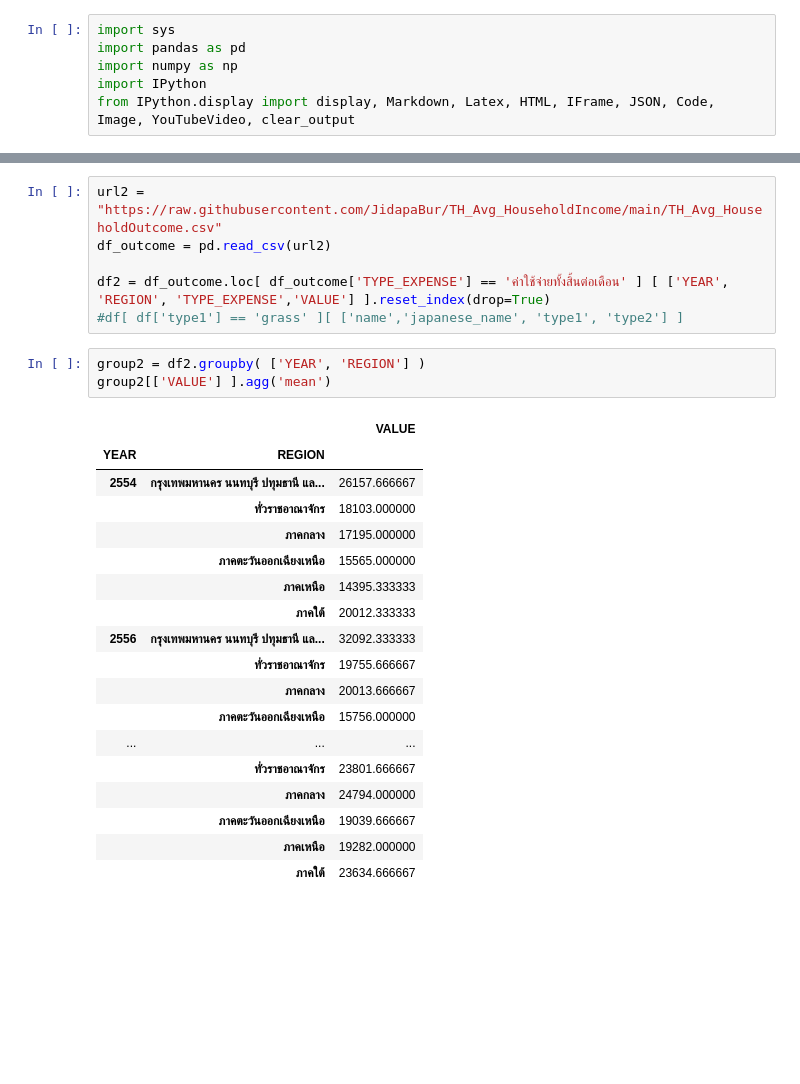
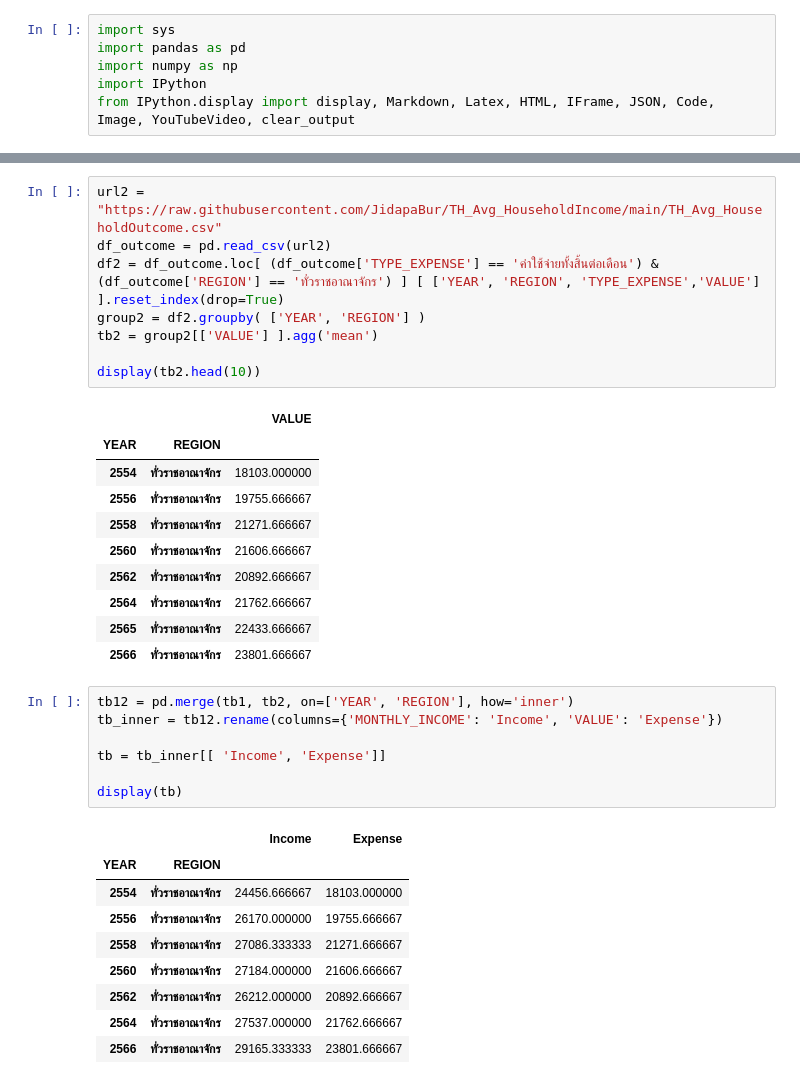
Before and after one commit to JidapaBur/TH_Avg_HouseholdIncome, a Jupyter notebook: TH_Avg_HouseholdIncome.ipynb, the cells around one changed output, grey strips where cells are left out. Drawn from its saved outputs; the diff is of its cells as text; blank space fills up the shorter version.

```diff
--- a/TH_Avg_HouseholdIncome.ipynb
+++ b/TH_Avg_HouseholdIncome.ipynb
@@ -50,28 +30,36 @@ group[['MONTHLY_INCOME'] ].agg('mean')
 # %%
 url2 = "https://raw.githubusercontent.com/JidapaBur/TH_Avg_HouseholdIncome/main/TH_Avg_HouseholdOutcome.csv"
 df_outcome = pd.read_csv(url2)
+df2 = df_outcome.loc[ (df_outcome['TYPE_EXPENSE'] == 'ค่าใช้จ่ายทั้งสิ้นต่อเดือน') & (df_outcome['REGION'] == 'ทั่วราชอาณาจักร') ] [ ['YEAR', 'REGION', 'TYPE_EXPENSE','VALUE'] ].reset_index(drop=True)
+group2 = df2.groupby( ['YEAR', 'REGION'] )
+tb2 = group2[['VALUE'] ].agg('mean')
 
-df2 = df_outcome.loc[ df_outcome['TYPE_EXPENSE'] == 'ค่าใช้จ่ายทั้งสิ้นต่อเดือน' ] [ ['YEAR', 'REGION', 'TYPE_EXPENSE','VALUE'] ].reset_index(drop=True)
-#df[ df['type1'] == 'grass' ][ ['name','japanese_name', 'type1', 'type2'] ]
+display(tb2.head(10))
+# %% [output]
+|  |  | VALUE |
+| YEAR | REGION |  |
+| 2554 | ทั่วราชอาณาจักร | 18103.000000 |
+| 2556 | ทั่วราชอาณาจักร | 19755.666667 |
+| 2558 | ทั่วราชอาณาจักร | 21271.666667 |
+| 2560 | ทั่วราชอาณาจักร | 21606.666667 |
+| 2562 | ทั่วราชอาณาจักร | 20892.666667 |
+| 2564 | ทั่วราชอาณาจักร | 21762.666667 |
+| 2565 | ทั่วราชอาณาจักร | 22433.666667 |
+| 2566 | ทั่วราชอาณาจักร | 23801.666667 |
-# %%
-group2 = df2.groupby( ['YEAR', 'REGION'] )
-group2[['VALUE'] ].agg('mean')
-# %% [output]
-|  |  | VALUE |
-| YEAR | REGION |  |
-| 2554 | กรุงเทพมหานคร นนทบุรี ปทุมธานี แล... | 26157.666667 |
-|  | ทั่วราชอาณาจักร | 18103.000000 |
-|  | ภาคกลาง | 17195.000000 |
-|  | ภาคตะวันออกเฉียงเหนือ | 15565.000000 |
-|  | ภาคเหนือ | 14395.333333 |
-|  | ภาคใต้ | 20012.333333 |
-| 2556 | กรุงเทพมหานคร นนทบุรี ปทุมธานี แล... | 32092.333333 |
-|  | ทั่วราชอาณาจักร | 19755.666667 |
-|  | ภาคกลาง | 20013.666667 |
-|  | ภาคตะวันออกเฉียงเหนือ | 15756.000000 |
-| ... | ... | ... |
-|  | ทั่วราชอาณาจักร | 23801.666667 |
-|  | ภาคกลาง | 24794.000000 |
-|  | ภาคตะวันออกเฉียงเหนือ | 19039.666667 |
-|  | ภาคเหนือ | 19282.000000 |
-|  | ภาคใต้ | 23634.666667 |
+# %%
+tb12 = pd.merge(tb1, tb2, on=['YEAR', 'REGION'], how='inner')
+tb_inner = tb12.rename(columns={'MONTHLY_INCOME': 'Income', 'VALUE': 'Expense'})
+
+tb = tb_inner[[ 'Income', 'Expense']]
+
+display(tb)
+# %% [output]
+|  |  | Income | Expense |
+| YEAR | REGION |  |  |
+| 2554 | ทั่วราชอาณาจักร | 24456.666667 | 18103.000000 |
+| 2556 | ทั่วราชอาณาจักร | 26170.000000 | 19755.666667 |
+| 2558 | ทั่วราชอาณาจักร | 27086.333333 | 21271.666667 |
+| 2560 | ทั่วราชอาณาจักร | 27184.000000 | 21606.666667 |
+| 2562 | ทั่วราชอาณาจักร | 26212.000000 | 20892.666667 |
+| 2564 | ทั่วราชอาณาจักร | 27537.000000 | 21762.666667 |
+| 2566 | ทั่วราชอาณาจักร | 29165.333333 | 23801.666667 |
```
Also changed, not shown: parts of 3 cells of this notebook.
